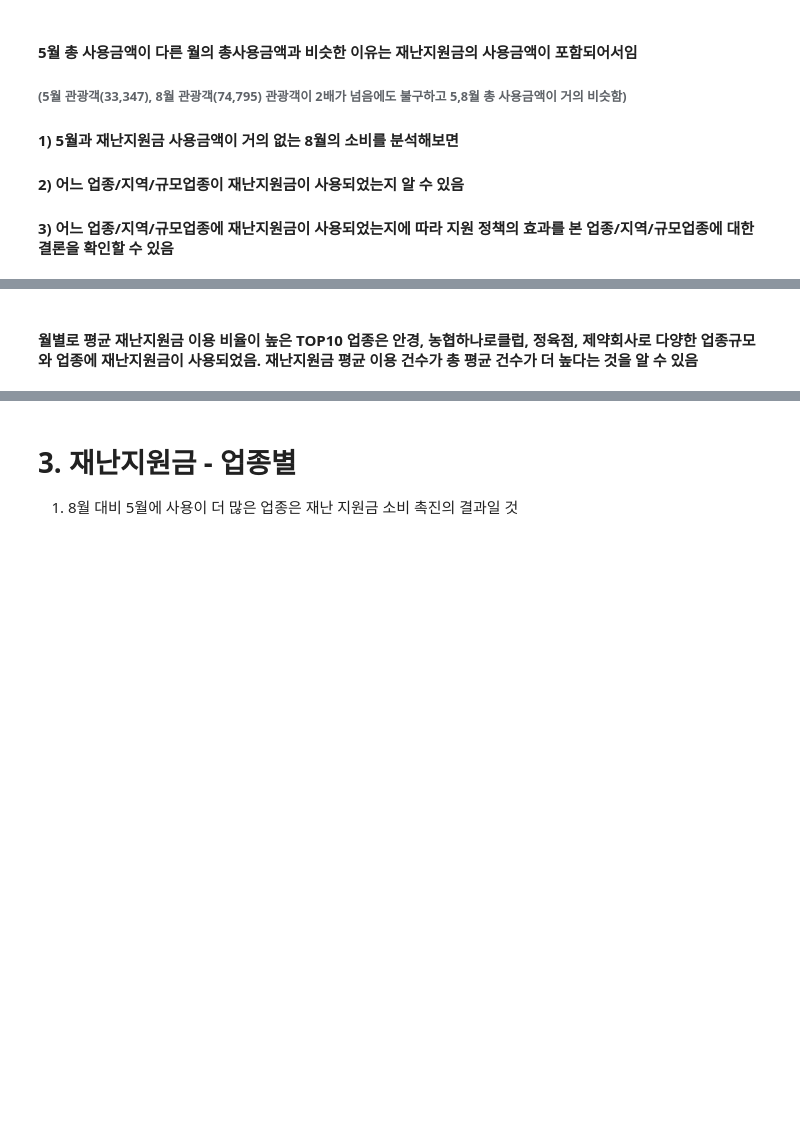
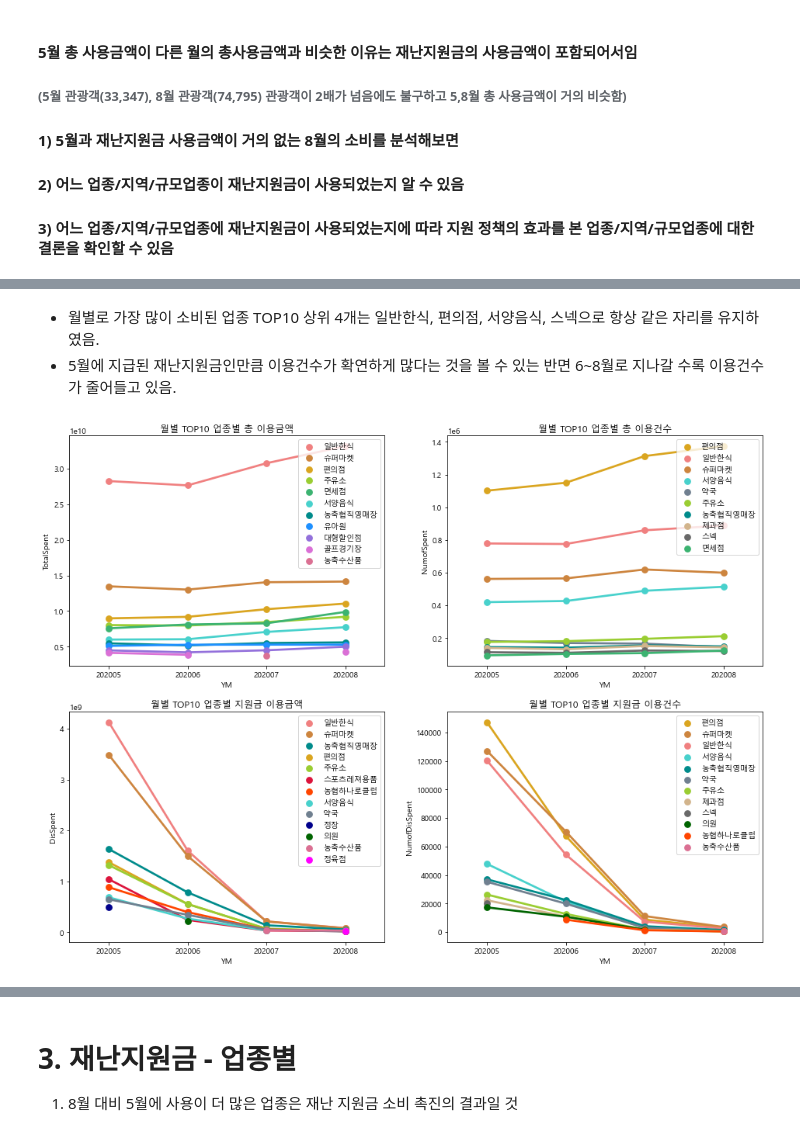
Before and after one commit to Yenabeam/JejuEda_DACON, a Jupyter notebook: 3. results/jeju_consumption_eda.ipynb, the cells around one changed output, grey strips where cells are left out. Cells and saved outputs as stored; diff of their text form; code cells hidden in the pictures; blank space fills up the shorter version.

```diff
--- a/3. results/jeju_consumption_eda.ipynb
+++ b/3. results/jeju_consumption_eda.ipynb
@@ -623,2 +649,32 @@ plt.show()
-# %% [markdown]
-#### 월별로 평균 재난지원금 이용 비율이 높은 TOP10 업종은 안경, 농협하나로클럽, 정육점, 제약회사로 다양한 업종규모와 업종에 재난지원금이 사용되었음. 재난지원금 평균 이용 건수가 총 평균 건수가 더 높다는 것을 알 수 있음
+# %% [markdown]
+- 월별로 가장 많이 소비된 업종 TOP10 상위 4개는 일반한식, 편의점, 서양음식, 스넥으로 항상 같은 자리를 유지하였음.
+- 5월에 지급된 재난지원금인만큼 이용건수가 확연하게 많다는 것을 볼 수 있는 반면 6~8월로 지나갈 수록 이용건수가 줄어들고 있음.
+# %%
+# 월별, 업종별로 각각 총 이용건수와 이용금액으로, 총 재난지원금 이용건수와 재난지원금 사용금액으로 그룹핑
+
+type_spent = jeju_all.groupby(['YM', 'Type']).agg({'TotalSpent': sum, 'NumofSpent': sum})
+type_dis = jeju_all.groupby(['YM', 'Type']).agg({'DisSpent': sum, 'NumofDisSpent': sum})
+# %%
+fig = plt.figure(figsize=(16,12))
+ax1 = fig.add_subplot(2, 2, 1)
+ax1 = sns.pointplot(x='YM', y='TotalSpent', hue='Type', data=type_spent['TotalSpent'].groupby('YM', group_keys=False).nlargest(10).reset_index(), palette={'일반한식': 'lightcoral', '슈퍼마켓': 'peru', '편의점': 'goldenrod', '주유소': 'yellowgreen', '면세점': 'mediumseagreen', '서양음식': 'mediumturquoise', '농축협직영매장': 'darkcyan', '유아원': 'dodgerblue', '대형할인점': 'mediumpurple', '골프경기장': 'orchid', '농축수산품': 'palevioletred'})
+ax1.set_title('월별 TOP10 업종별 총 이용금액')
+ax1.legend(loc='best')
+
+ax2 = fig.add_subplot(2, 2, 2)
+ax2 = sns.pointplot(x='YM', y='NumofSpent', hue='Type', data=type_spent['NumofSpent'].groupby('YM', group_keys=False).nlargest(10).reset_index(), palette={'편의점': 'goldenrod', '일반한식': 'lightcoral', '슈퍼마켓': 'peru', '서양음식': 'mediumturquoise', '약국': 'slategrey', '주유소': 'yellowgreen', '농축협직영매장': 'darkcyan', '제과점': 'tan', '스넥': 'dimgray', '면세점': 'mediumseagreen'})
+ax2.set_title('월별 TOP10 업종별 총 이용건수')
+ax2.legend(loc='best')
+
+ax3 = fig.add_subplot(2, 2, 3)
+ax3 = sns.pointplot(x='YM', y='DisSpent', hue='Type', data=type_dis['DisSpent'].groupby('YM', group_keys=False).nlargest(10).reset_index(), palette={'일반한식': 'lightcoral', '슈퍼마켓': 'peru', '농축협직영매장': 'darkcyan', '편의점': 'goldenrod', '주유소': 'yellowgreen', '스포츠레져용품': 'crimson', '농협하나로클럽': 'orangered', '약국': 'slategrey', '정장': 'darkblue', '의원': 'darkgreen', '농축수산품': 'palevioletred', '정육점': 'magenta', '서양음식': 'mediumturquoise'})
+ax3.set_title('월별 TOP10 업종별 지원금 이용금액')
+ax3.legend(loc='best')
+
+ax4 = fig.add_subplot(2, 2, 4)
+ax4 = sns.pointplot(x='YM', y='NumofDisSpent', hue='Type', data=type_dis['NumofDisSpent'].groupby('YM', group_keys=False).nlargest(10).reset_index(), palette={'편의점': 'goldenrod', '슈퍼마켓': 'peru', '일반한식': 'lightcoral', '서양음식': 'mediumturquoise', '농축협직영매장': 'darkcyan', '약국': 'slategrey', '주유소': 'yellowgreen', '제과점': 'tan', '스넥': 'dimgray', '의원': 'darkgreen', '농협하나로클럽': 'orangered', '농축수산품': 'palevioletred'})
+ax4.set_title('월별 TOP10 업종별 지원금 이용건수')
+ax4.legend(loc='best')
+plt.show()
+# %% [output]
+[figure, added]
```
Also changed, not shown: parts of 7 cells of this notebook.
